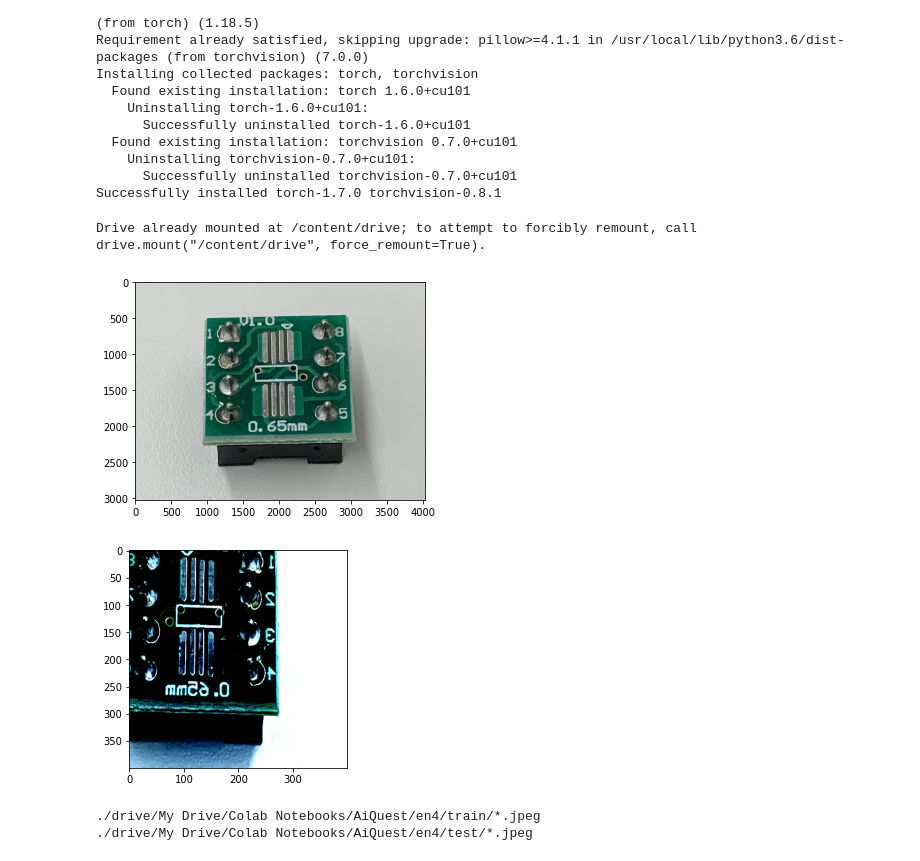
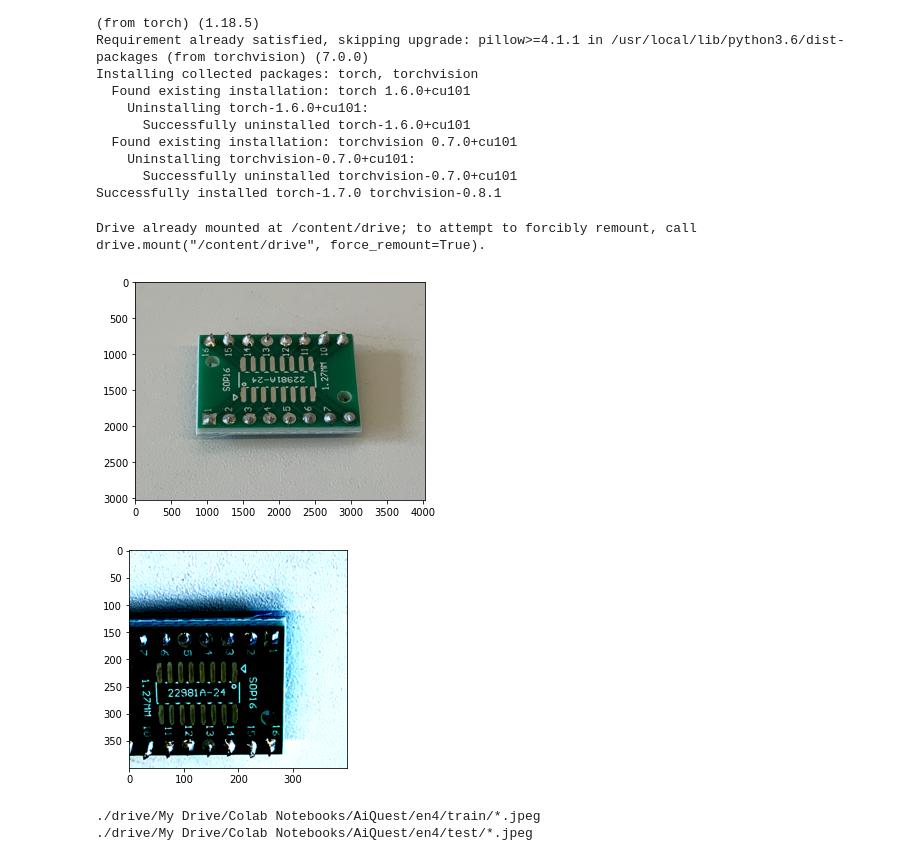
Before and after one commit to yootaka/AiQuest, a Jupyter notebook: en4.ipynb, the cells around one changed output. Drawn from its saved outputs; the diff is of its cells as text; code cells hidden in the pictures.

Commit message:
Colaboratory を使用して作成しました

```diff
--- a/en4.ipynb
+++ b/en4.ipynb
@@ -75,11 +75,14 @@ class ImageTransform():
             'train': transforms.Compose([
                 transforms.RandomResizedCrop(
                     resize, scale=(0.5, 1.0)),  # データオーギュメンテーション
-                transforms.RandomHorizontalFlip(),  # データオーギュメンテーション
+   ##             transforms.transforms.TenCrop(resize),  # 左右反転して10か所切り抜き
+                transforms.RandomHorizontalFlip(),  # ランダムに左右反転
+                transforms.RandomVerticalFlip(),  # ランダムに上下反転
+
                 transforms.ToTensor(),  # テンソルに変換
                 transforms.Normalize(mean, std)  # 標準化
             ]),
-            'val': transforms.Compose([
+            'test': transforms.Compose([
                 transforms.Resize(resize),  # リサイズ
                 transforms.CenterCrop(resize),  # 画像中央をresize×resizeで切り取り
                 transforms.ToTensor(),  # テンソルに変換
@@ -106,42 +109,42 @@ from oauth2client.client import GoogleCredentials
 # %%
 #Google Cloud SDKの認証　必要？？
-auth.authenticate_user()
-gauth = GoogleAuth()
-gauth.credentials = GoogleCredentials.get_application_default()
-drive = GoogleDrive(gauth)
+#auth.authenticate_user()
+#gauth = GoogleAuth()
+#gauth.credentials = GoogleCredentials.get_application_default()
+#drive = GoogleDrive(gauth)
 # %%
 from google.colab import drive
 drive.mount('/content/drive')
 
 #@title デフォルトのタイトル テキスト
 # 訓練時の画像前処理の動作を確認
 # 実行するたびに処理結果の画像が変わる
 
 # 1. 画像読み込み
-image_file_path = './drive/My Drive/Colab Notebooks/AiQuest/en4/train/regular_000.jpeg'
+image_file_path = './drive/My Drive/Colab Notebooks/AiQuest/en4/train/regular_001.jpeg'
 img = Image.open(image_file_path)   # [高さ][幅][色RGB]
 
 # 2. 元の画像の表示
 plt.imshow(img)
 plt.show()
 
 # 3. 画像の前処理と処理済み画像の表示
 size = 400
 mean = (0.485, 0.456, 0.406)
 std = (0.229, 0.224, 0.225)
 
 transform = ImageTransform(size, mean, std)
 img_transformed = transform(img, phase="train")  # torch.Size([3, 224, 224])
 
 # (色、高さ、幅)を (高さ、幅、色)に変換し、0-1に値を制限して表示
 img_transformed = img_transformed.numpy().transpose((1, 2, 0))
 img_transformed = np.clip(img_transformed, 0, 1)
 plt.imshow(img_transformed)
 plt.show()
 # %% [output]
 Drive already mounted at /content/drive; to attempt to forcibly remount, call drive.mount("/content/drive", force_remount=True).
-[figure, old version]
+[figure, new version]
-[figure, old version]
+[figure, new version]
 # %%
 # train画像へのファイルパスのリストを作成する
 
```
Also changed, not shown: parts of 5 cells of this notebook.
